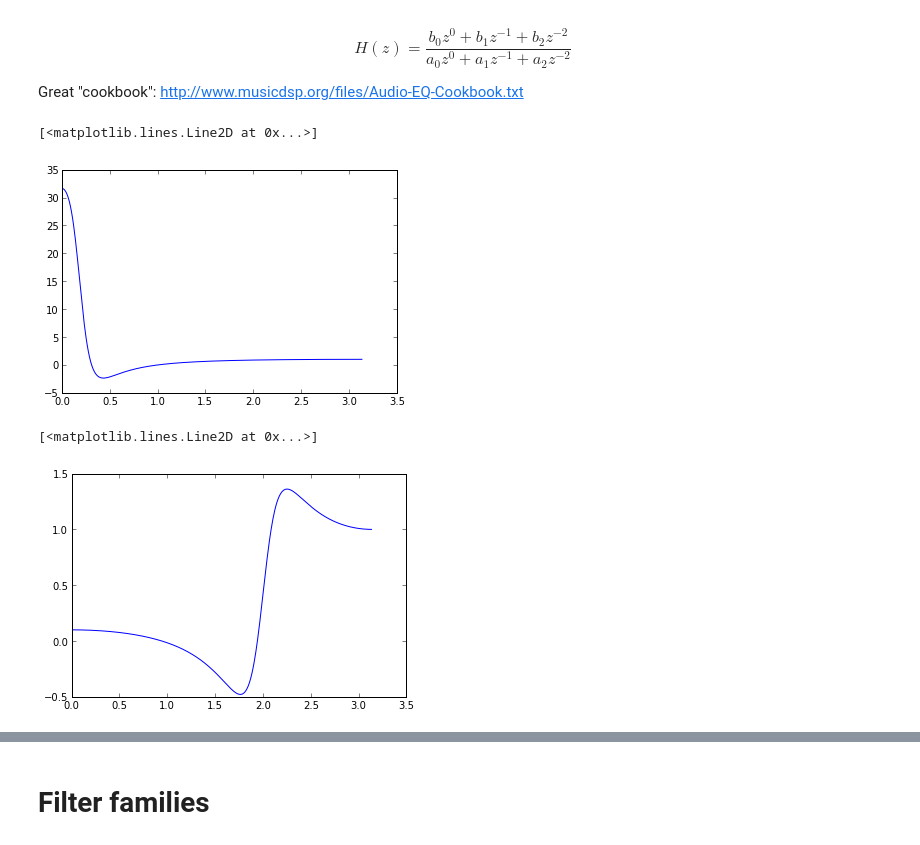
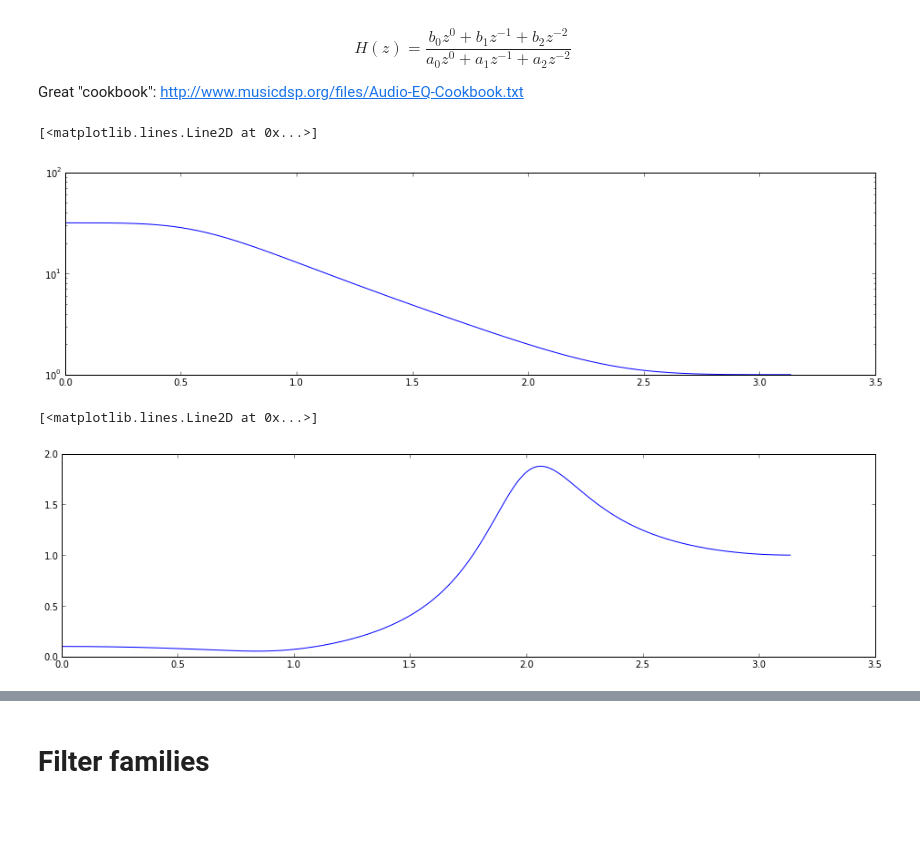
Before and after one commit to mantaraya36/201A-ipython, a Jupyter notebook: Audio Filters.ipynb, the cells around one changed output, grey strips where cells are left out. Cells and saved outputs as stored; diff of their text form; code cells hidden in the pictures; blank space fills up the shorter version.

```diff
--- a/Audio Filters.ipynb
+++ b/Audio Filters.ipynb
@@ -337,15 +382,14 @@ Great "cookbook":
 # low shelf-filter
 
 Fs = 44100
-f0 = 4000.0
+f0 = 10000.0
 dBgain = 30.0
 S = 1.0 # shelf slope
-
+# -----------------------
 A  = 10**(dBgain/40)
 
 w0 = 2*pi*f0/Fs
 alpha = sin(w0)/2 * sqrt( (A + 1/A)*(1/S - 1) + 2 )
-
 
 b0 =    A*( (A+1) - (A-1)*cos(w0) + 2*sqrt(A)*alpha )
 b1 =  2*A*( (A-1) - (A+1)*cos(w0)                   )
@@ -355,10 +399,10 @@ a1 =   -2*( (A-1) + (A+1)*cos(w0)                   )
 a2 =        (A+1) + (A-1)*cos(w0) - 2*sqrt(A)*alpha
 # %%
 w, h = freqz([b0, b1, b2], [a0, a1, a2])
-plot(w,h)
+semilogy(w,abs(h))
 # %% [output]
 [<matplotlib.lines.Line2D at 0x...>]
-[figure, old version]
+[figure, new version]
 # %%
 Fs = 44100
 f0 = 10000.0
@@ -379,10 +423,10 @@ a1 =   -2*( (A-1) + (A+1)*cos(w0)                   )
 a2 =        (A+1) + (A-1)*cos(w0) - 2*sqrt(A)*alpha
 
 w, h = freqz([b0, b1, b2], [a0, a1, a2])
-plot(w,h)
+plot(w,abs(h))
 # %% [output]
 [<matplotlib.lines.Line2D at 0x...>]
-[figure, old version]
+[figure, new version]
 # %%
 shelved = lfilter([b0, b1, b2], [a0, a1, a2], sig)
 specgram(shelved);
```
Also changed, not shown: parts of 43 cells of this notebook.
